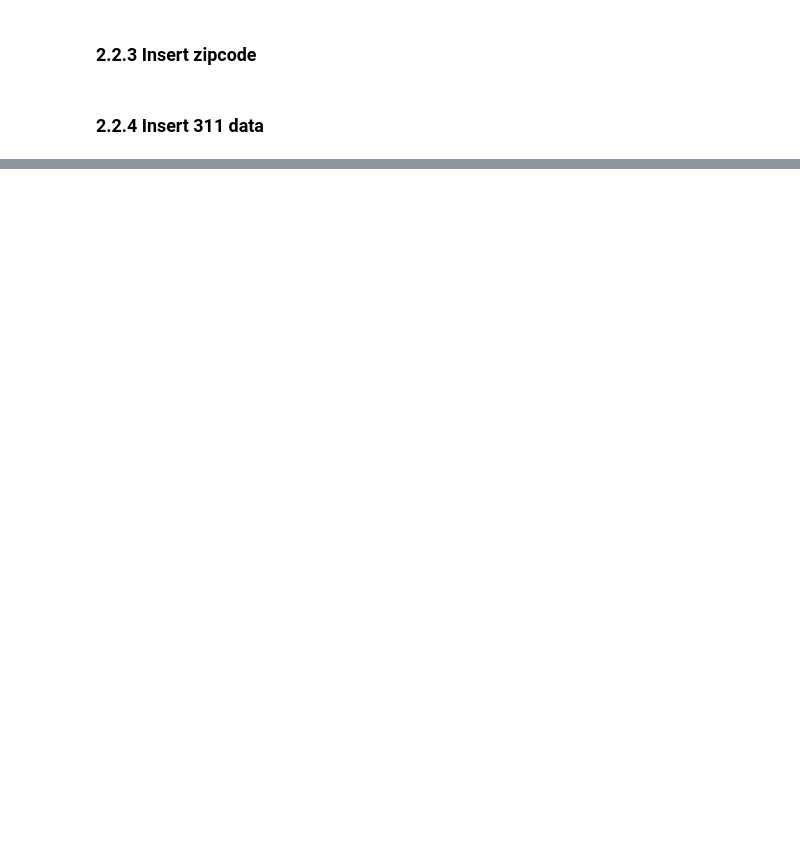
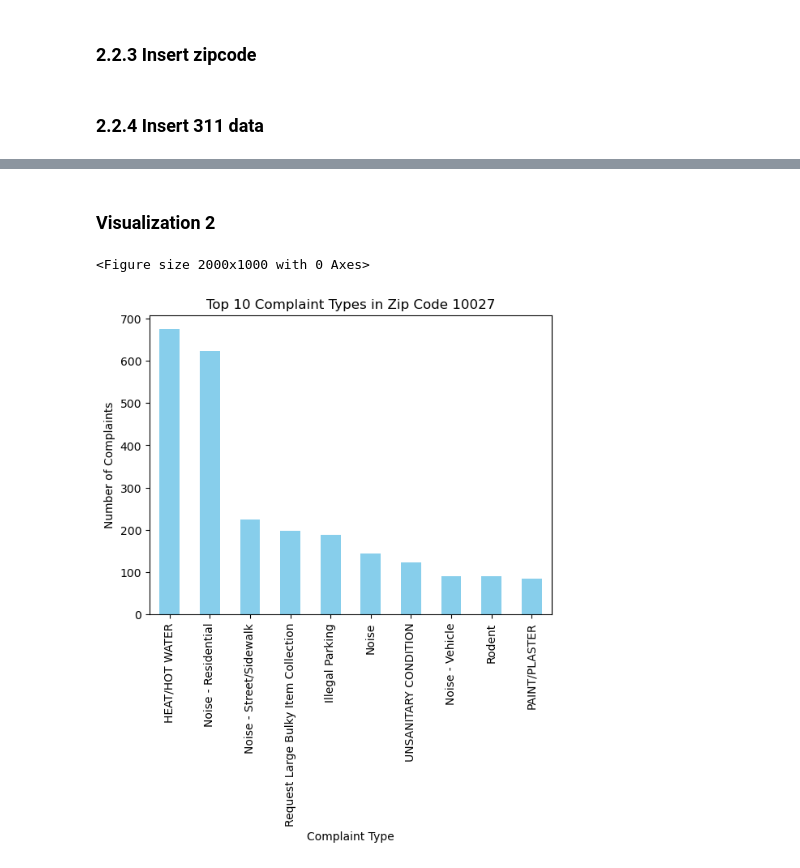
Before and after one commit to yl5450/Final_Project, a Jupyter notebook: 4501Project_part1&2.ipynb, the cells around one changed output, grey strips where cells are left out. Saved outputs shown, nothing was run; the diff lists cells and outputs as text; code cells hidden in the pictures; blank space fills up the shorter version.

```diff
--- a/4501Project_part1&2.ipynb
+++ b/4501Project_part1&2.ipynb
@@ -501,5 +491,5 @@ Reading from data/resource/5rq2-4hqu.geojson...
 # %%
-data_tree = gpd.read_file(geojson_file_tree)
+data_tree = gpd.read_file("/Users/lyt/Documents/GitHub/final_project/data/resource/5rq2-4hqu.geojson")
 # %% [markdown]
 #### 1.2.2 Cleaning and Normalizing Data
 # %%
@@ -1116,0 +1460,60 @@ preview_data
+# %% [markdown]
+### Visualization 2
+# %%
+def get_top_complaints_by_zipcode(engine, start_date, end_date, zipcode, top_n=10):
+    """
+    Retrieve the top N complaint types and their counts for a specific ZIP code within a date range.
+
+    Parameters:
+        engine (sqlalchemy.engine.Engine): SQLAlchemy engine for database connection.
+        start_date (str): Start date of the date range.
+        end_date (str): End date of the date range.
+        zipcode (str): ZIP code for filtering.
+        top_n (int, optional): Number of top complaint types to retrieve. Defaults to 10.
+
+    Returns:
+        pandas.DataFrame: DataFrame containing complaint types and their counts.
+    """
+    query = f"""
+    SELECT
+        complaint_type,
+        COUNT(*) AS complaint_count
+    FROM nyc_311
+    WHERE date BETWEEN '{start_date}' AND '{end_date}'
+        AND zipcode = '{zipcode}'
+    GROUP BY complaint_type
+    ORDER BY complaint_count DESC
+    LIMIT {top_n};
+    """
+
+    # Execute SQL query and fetch results into a Pandas DataFrame
+    df = pd.read_sql(query, engine)
+
+    return df
+
+def plot_complaints_by_type(df):
+    """
+    Plot the number of complaints by complaint type.
+
+    Parameters:
+        df (pandas.DataFrame): DataFrame containing complaint types and their counts.
+    """
+    # Plotting
+    plt.figure(figsize=(20, 10))
+    df.plot(kind='bar', x='complaint_type', y='complaint_count', color='skyblue', legend=False)
+    plt.title('Top 10 Complaint Types in Zip Code 10027')
+    plt.xlabel('Complaint Type')
+    plt.ylabel('Number of Complaints')
+    plt.show()
+
+# Define the time frame and zip code
+start_date = '2018-10-01'
+end_date = '2023-09-30'
+zipcode = '10027'
+
+# Call the functions
+df_top_complaints_zipcode = get_top_complaints_by_zipcode(engine, start_date, end_date, zipcode)
+plot_complaints_by_type(df_top_complaints_zipcode)
+# %% [output]
+<Figure size 2000x1000 with 0 Axes>
+[figure, added]
```
Also changed, not shown: parts of 69 cells of this notebook, 7 other files.
